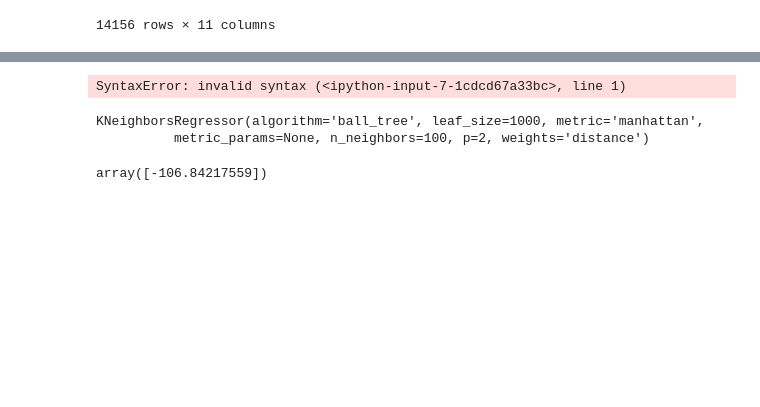
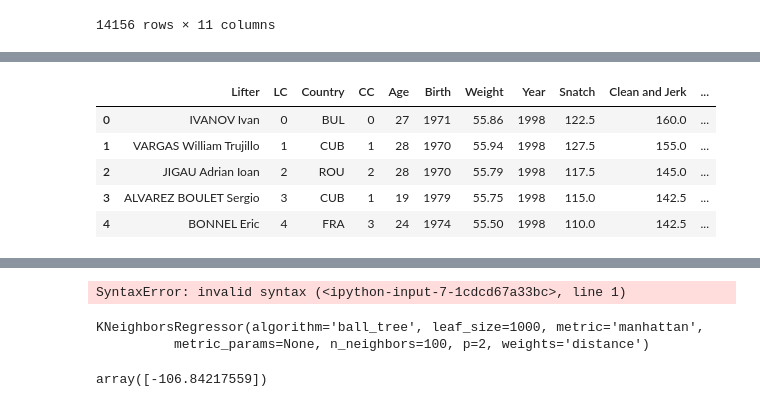
Before and after one commit to nelabdiel/worldrecordsweightlifting, a Jupyter notebook: Analysis.ipynb, the cells around one changed output, grey strips where cells are left out. Cells and saved outputs as stored; diff of their text form; code cells hidden in the pictures; blank space fills up the shorter version.

```diff
--- a/Analysis.ipynb
+++ b/Analysis.ipynb
@@ -278,3 +234,10 @@ recents.sort('Year', ascending=True)
 | 13270 | 2015 | MAS | MUHAMMAD ERRY Hidayat | 1999 | 67.96 | 115.0 | 140.0 | 255.0 | -101.769594 | 102 | ... |
 | 14155 | 2015 | QAT | AL-SHAHRANI Hamad Omair A H | 1998 | 109.66 | 56.0 | 70.0 | 126.0 | -311.369223 | 68 | ... |
 14156 rows × 11 columns
+# %%
+#Function to find the age of the lifter at the time.
+def Age(row):
+    return float(row['Year']-row['Birth'])
+# %%
+#Adding his age to the table
+recents['Age'] = recents.apply(lambda row: Age(row),axis=1)
@@ -281,3 +253,14 @@ recents.sort('Year', ascending=True)
+# %%
+recents = recents[['Lifter','LC','Country', 'CC','Age', 'Birth', 'Weight', 'Year', 'Snatch', 'Clean and Jerk', 'Total', 'NSC']]
+# %%
+recents.head()
+# %% [output]
+|  | Lifter | LC | Country | CC | Age | Birth | Weight | Year | Snatch | Clean and Jerk | ... |
+| 0 | IVANOV Ivan | 0 | BUL | 0 | 27 | 1971 | 55.86 | 1998 | 122.5 | 160.0 | ... |
+| 1 | VARGAS William Trujillo | 1 | CUB | 1 | 28 | 1970 | 55.94 | 1998 | 127.5 | 155.0 | ... |
+| 2 | JIGAU Adrian Ioan | 2 | ROU | 2 | 28 | 1970 | 55.79 | 1998 | 117.5 | 145.0 | ... |
+| 3 | ALVAREZ BOULET Sergio | 3 | CUB | 1 | 19 | 1979 | 55.75 | 1998 | 115.0 | 142.5 | ... |
+| 4 | BONNEL Eric | 4 | FRA | 3 | 24 | 1974 | 55.50 | 1998 | 110.0 | 142.5 | ... |
 # %%
 #saving recents with codes
 class Company(object):
```
Also changed, not shown: parts of 14 cells of this notebook, 2 other files.
